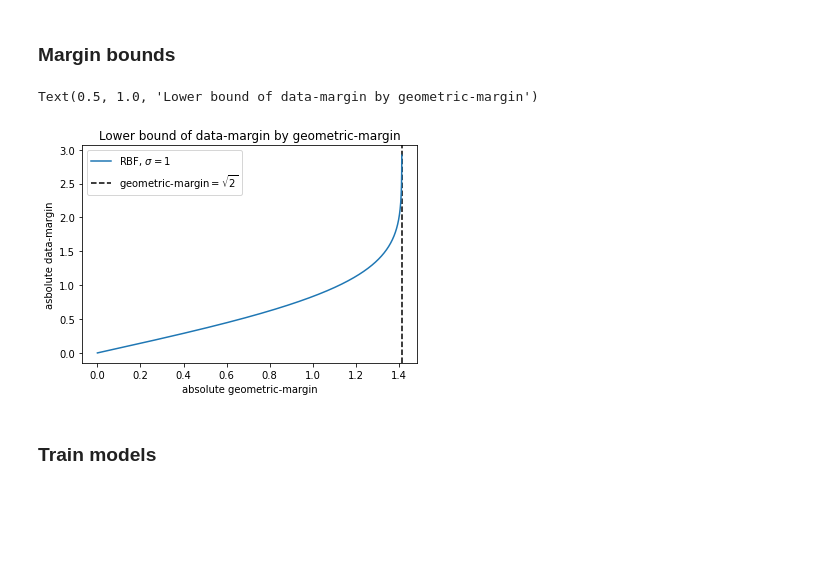
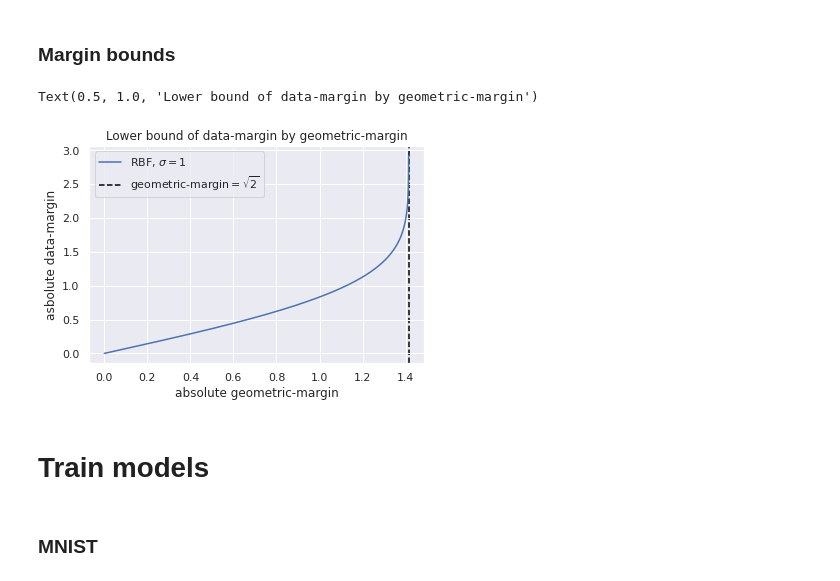
Before and after one commit to GilgameshxZero/adversarial-ntks, a Jupyter notebook: notebooks/meng-thesis/ch4/margin-analysis/rbf-analysis.ipynb, the cells around one changed output. Drawn from its saved outputs; the diff is of its cells as text; code cells hidden in the pictures; blank space fills up the shorter version.

```diff
--- a/notebooks/meng-thesis/ch4/margin-analysis/rbf-analysis.ipynb
+++ b/notebooks/meng-thesis/ch4/margin-analysis/rbf-analysis.ipynb
@@ -13,6 +11,7 @@ import warnings
 import matplotlib
 import matplotlib.pyplot as plt
 import seaborn as sns
+sns.set()
 warnings.filterwarnings("ignore", category=matplotlib.MatplotlibDeprecationWarning)
 
 import numpy as np
@@ -214,29 +219,29 @@ def delta_rbf(dmarg, bandwidth):
 def delta_inv_rbf(gmarg, bandwidth):
     return bandwidth * np.sqrt(-np.log(1 - 0.5 * gmarg ** 2))
 # %%
-BW=1
-
 gmargs = np.linspace(0, np.sqrt(2), num=10000, endpoint=False)
-delta_inv_gmargs = delta_inv_rbf(gmargs, bandwidth=BW)
-plt.plot(gmargs, delta_inv_gmargs, label=f"RBF, $\sigma={BW}$")
+delta_inv_gmargs = delta_inv_rbf(gmargs, bandwidth=1)
+plt.plot(gmargs, delta_inv_gmargs, label=f"RBF, $\sigma={1}$")
 
 # Check inverse
 # dmargs = np.linspace(0, 10, num=1000)
-# delta_dmargs = delta_rbf(dmargs, bandwidth=10)
+# delta_dmargs = delta_rbf(dmargs, bandwidth=1)
 # plt.plot(delta_dmargs, dmargs, linestyle="-.", color="red")
 
 plt.axvline(np.sqrt(2), color="black", linestyle="--", zorder=-10,
             label="geometric-margin$= \sqrt{2}$")
 
 plt.xlabel("absolute geometric-margin")
 plt.ylabel("asbolute data-margin")
 plt.legend(bbox_to_anchor=(0, 1), loc='upper left', ncol=1);
 plt.title("Lower bound of data-margin by geometric-margin")
 # %% [output]
 Text(0.5, 1.0, 'Lower bound of data-margin by geometric-margin')
-[figure, old version]
+[figure, new version]
 # %% [markdown]
-### Train models
+# Train models
+# %% [markdown]
+### MNIST
 # %%
 %%time
 clf_mnist = thundersvm.SVC(kernel="rbf", C=1000)
```
Also changed, not shown: parts of 19 cells of this notebook.
